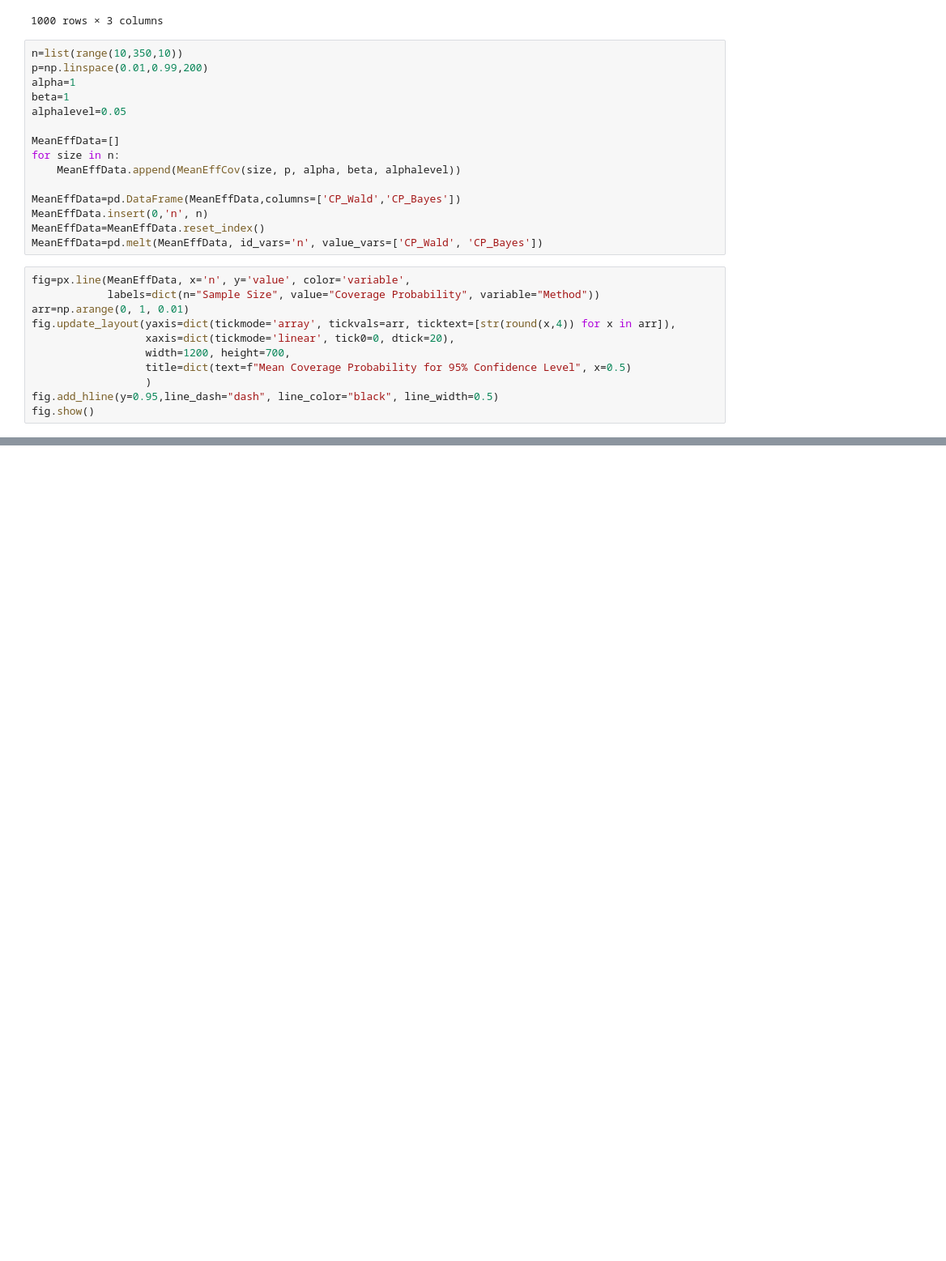
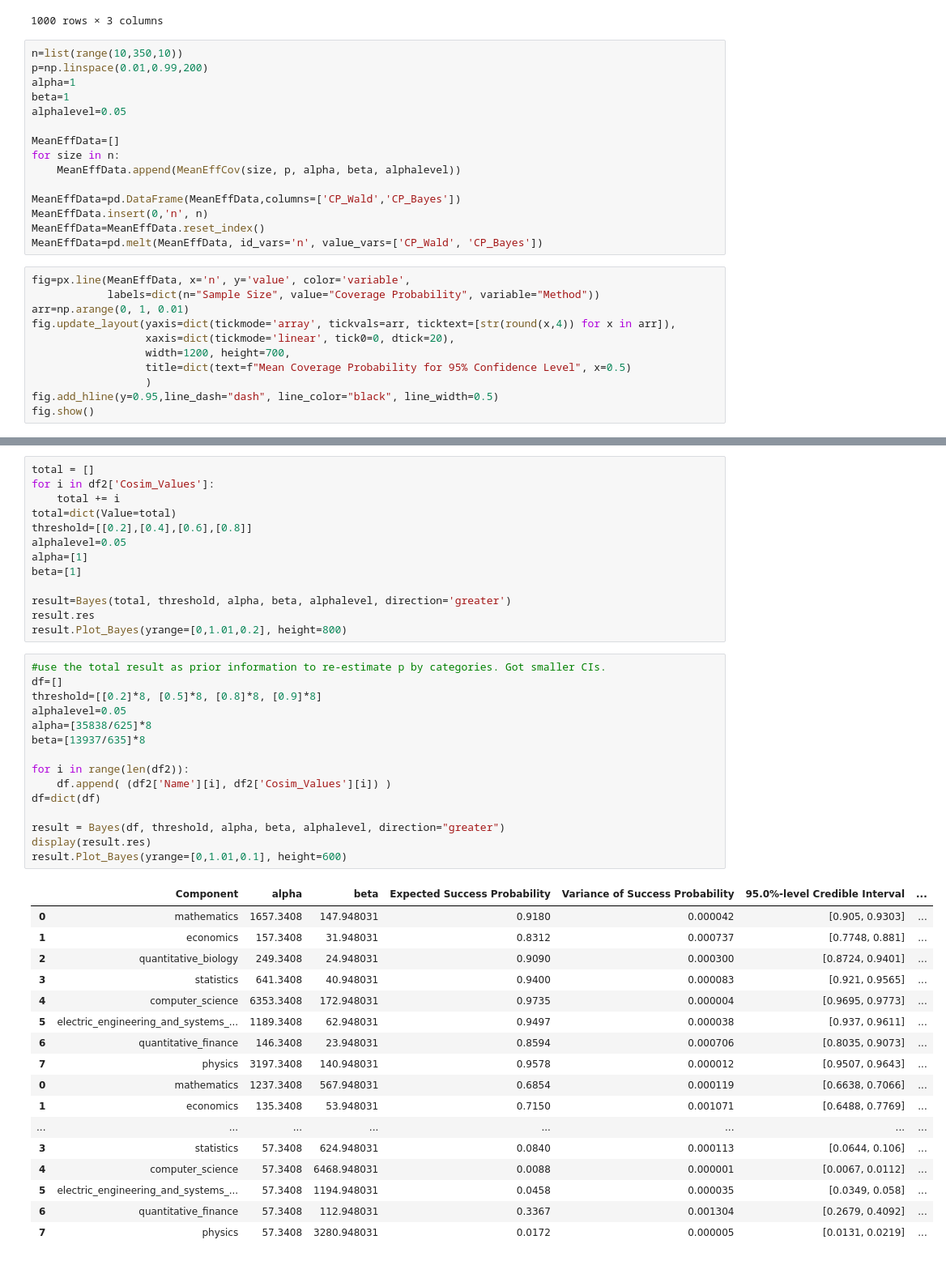
Before and after one commit to TLdgh/Bayesian_Binomial, a Jupyter notebook: ModelEvaluation.ipynb, the cells around one changed output, grey strips where cells are left out. Shown at 81% size. Saved outputs shown, nothing was run; the diff lists cells and outputs as text; blank space fills up the shorter version.

```diff
--- a/ModelEvaluation.ipynb
+++ b/ModelEvaluation.ipynb
@@ -234,0 +366,46 @@ result.Plot_Bayes()
+# %%
+total = []
+for i in df2['Cosim_Values']:
+    total += i
+total=dict(Value=total)
+threshold=[[0.2],[0.4],[0.6],[0.8]]
+alphalevel=0.05
+alpha=[1]
+beta=[1]
+
+result=Bayes(total, threshold, alpha, beta, alphalevel, direction='greater')
+result.res
+result.Plot_Bayes(yrange=[0,1.01,0.2], height=800)
+# %%
+#use the total result as prior information to re-estimate p by categories. Got smaller CIs.
+df=[]
+threshold=[[0.2]*8, [0.5]*8, [0.8]*8, [0.9]*8]
+alphalevel=0.05
+alpha=[35838/625]*8
+beta=[13937/635]*8
+
+for i in range(len(df2)):
+    df.append( (df2['Name'][i], df2['Cosim_Values'][i]) )
+df=dict(df)
+
+result = Bayes(df, threshold, alpha, beta, alphalevel, direction="greater")
+display(result.res)
+result.Plot_Bayes(yrange=[0,1.01,0.1], height=600)
+# %% [output]
+|  | Component | alpha | beta | Expected Success Probability | Variance of Success Probability | 95.0%-level Credible Interval | ... |
+| 0 | mathematics | 1657.3408 | 147.948031 | 0.9180 | 0.000042 | [0.905, 0.9303] | ... |
+| 1 | economics | 157.3408 | 31.948031 | 0.8312 | 0.000737 | [0.7748, 0.881] | ... |
+| 2 | quantitative_biology | 249.3408 | 24.948031 | 0.9090 | 0.000300 | [0.8724, 0.9401] | ... |
+| 3 | statistics | 641.3408 | 40.948031 | 0.9400 | 0.000083 | [0.921, 0.9565] | ... |
+| 4 | computer_science | 6353.3408 | 172.948031 | 0.9735 | 0.000004 | [0.9695, 0.9773] | ... |
+| 5 | electric_engineering_and_systems_... | 1189.3408 | 62.948031 | 0.9497 | 0.000038 | [0.937, 0.9611] | ... |
+| 6 | quantitative_finance | 146.3408 | 23.948031 | 0.8594 | 0.000706 | [0.8035, 0.9073] | ... |
+| 7 | physics | 3197.3408 | 140.948031 | 0.9578 | 0.000012 | [0.9507, 0.9643] | ... |
+| 0 | mathematics | 1237.3408 | 567.948031 | 0.6854 | 0.000119 | [0.6638, 0.7066] | ... |
+| 1 | economics | 135.3408 | 53.948031 | 0.7150 | 0.001071 | [0.6488, 0.7769] | ... |
+| ... | ... | ... | ... | ... | ... | ... | ... |
+| 3 | statistics | 57.3408 | 624.948031 | 0.0840 | 0.000113 | [0.0644, 0.106] | ... |
+| 4 | computer_science | 57.3408 | 6468.948031 | 0.0088 | 0.000001 | [0.0067, 0.0112] | ... |
+| 5 | electric_engineering_and_systems_... | 57.3408 | 1194.948031 | 0.0458 | 0.000035 | [0.0349, 0.058] | ... |
+| 6 | quantitative_finance | 57.3408 | 112.948031 | 0.3367 | 0.001304 | [0.2679, 0.4092] | ... |
+| 7 | physics | 57.3408 | 3280.948031 | 0.0172 | 0.000005 | [0.0131, 0.0219] | ... |
```
Also changed, not shown: parts of 13 cells of this notebook, 1 other file.
